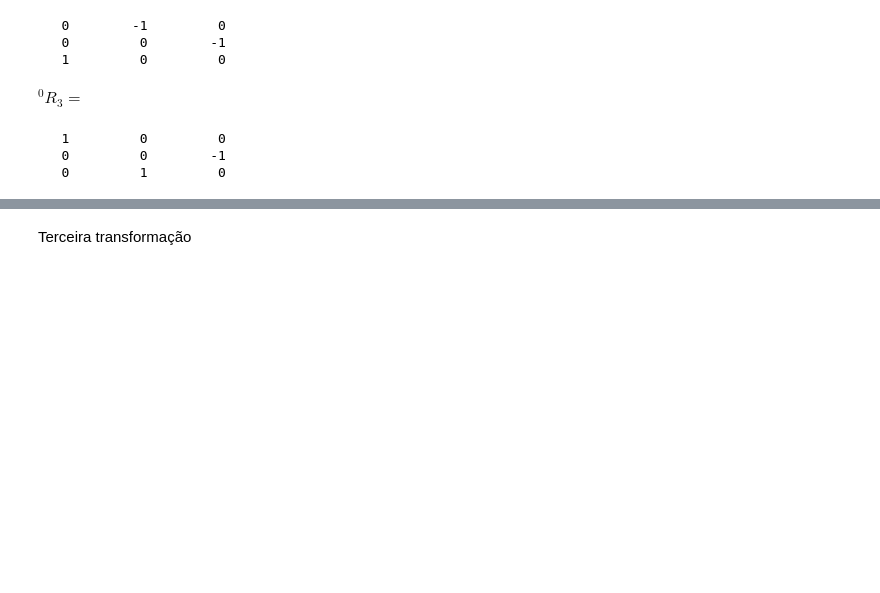
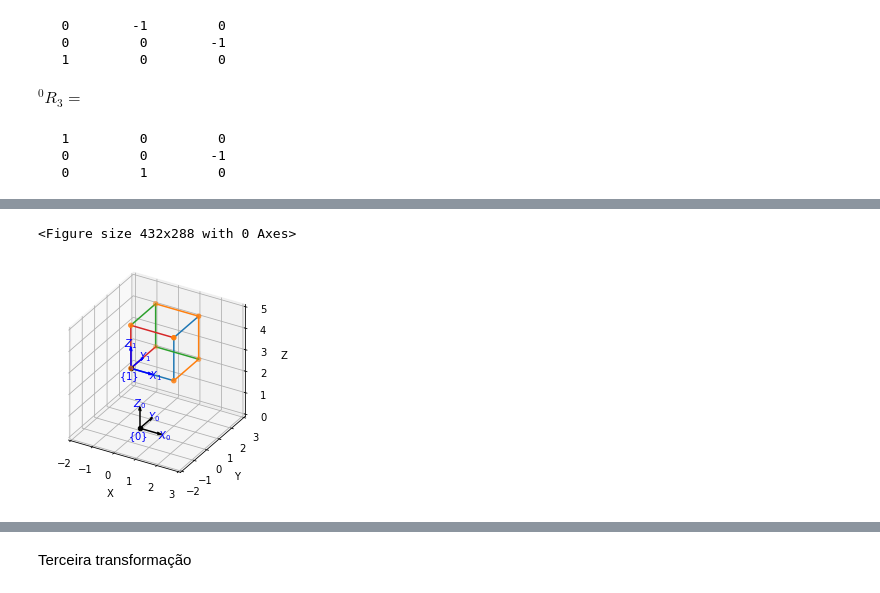
Before and after one commit to RafaelBaquero/lab-robos-manip, a Jupyter notebook: sel0634_tarefa1_Incompleta.ipynb, the cells around one changed output, grey strips where cells are left out. Drawn from its saved outputs; the diff is of its cells as text; code cells hidden in the pictures; blank space fills up the shorter version.

```diff
--- a/sel0634_tarefa1_Incompleta.ipynb
+++ b/sel0634_tarefa1_Incompleta.ipynb
@@ -229,0 +229,9 @@ Segunda transformação
+# %%
+T01 = SE3(-1,1,2) # Translação.
+P0t = T01*P
+#########################
+plot_cubo(P0t) # Plot do cubo transladado
+T01.plot(frame='1') # mostra o sistema de coordenadas com orientação dada por T01
+# %% [output]
+<Figure size 432x288 with 0 Axes>
+[figure, added]
```
Also changed, not shown: parts of 12 cells of this notebook.
